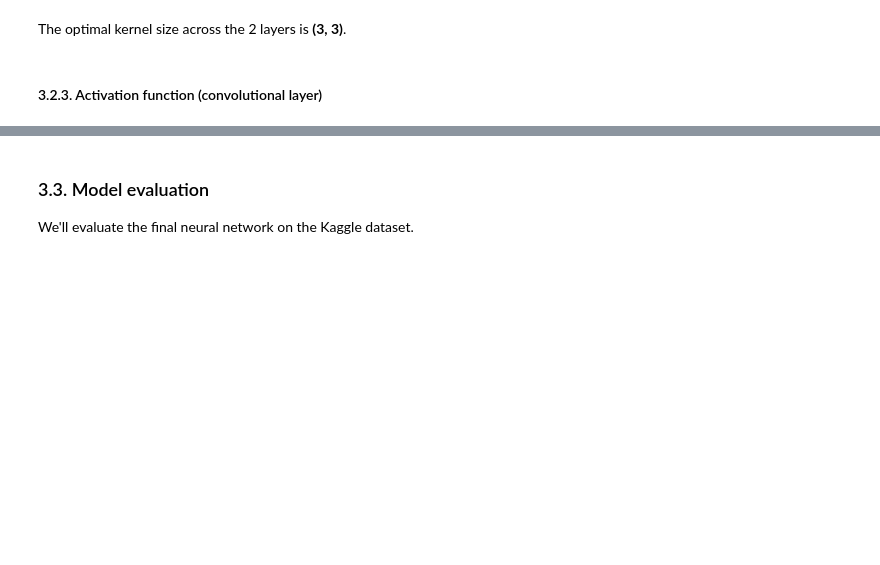
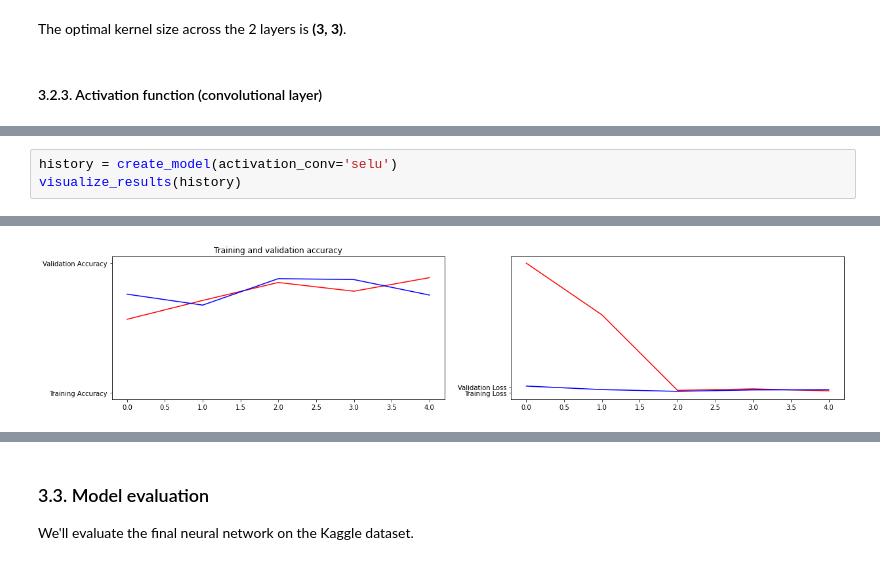
Before and after one commit to sabinagio/do-you-see-what-AI-see, a Jupyter notebook: 3-simple-CNN-model.ipynb, the cells around one changed output, grey strips where cells are left out. Drawn from its saved outputs; the diff is of its cells as text; blank space fills up the shorter version.

```diff
--- a/3-simple-CNN-model.ipynb
+++ b/3-simple-CNN-model.ipynb
@@ -445,0 +461,4 @@ The optimal kernel size across the 2 layers is **(3, 3)**.
+# %%
+history = create_model(activation_conv='selu')
+visualize_results(history)
+# %% [output]
@@ -445,0 +475 @@ The optimal kernel size across the 2 layers is **(3, 3)**.
+[figure, added]
```
Also changed, not shown: parts of 27 cells of this notebook.
